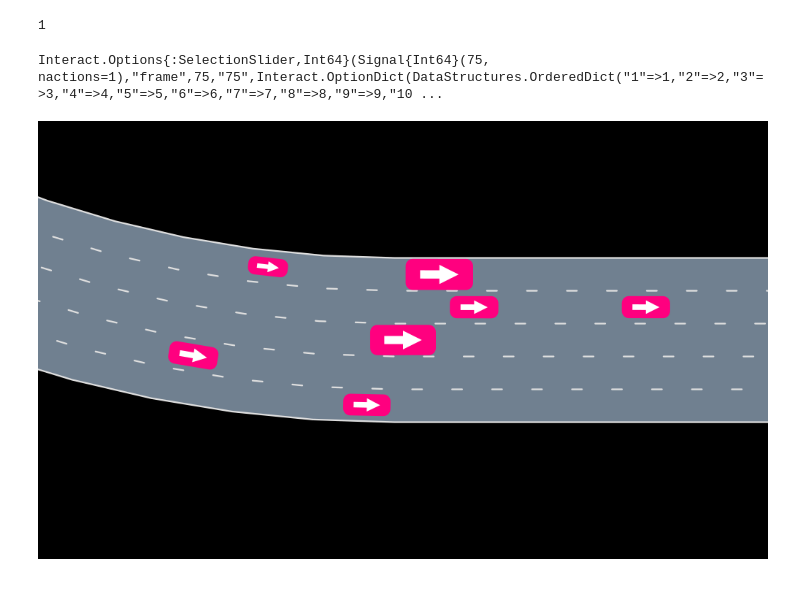
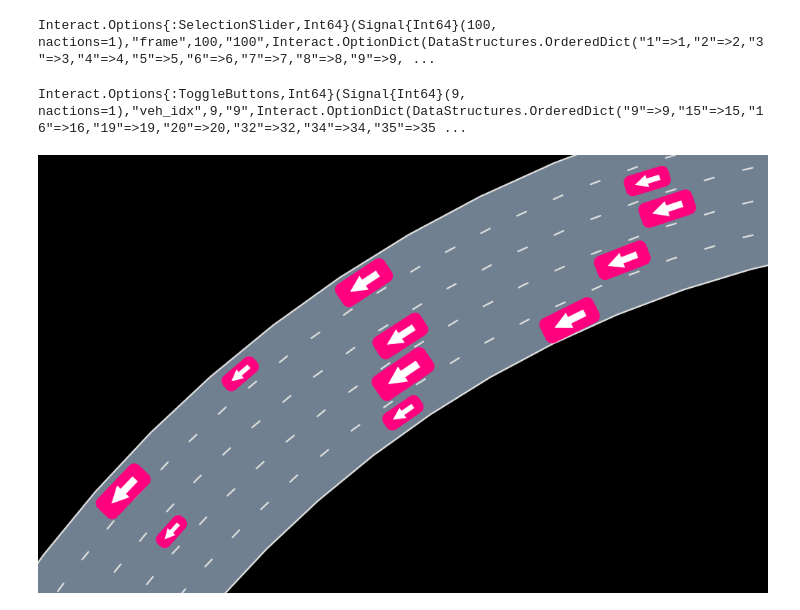
Before and after one commit to wulfebw/risk_prediction, a Jupyter notebook: scripts/scene_gen/load_display_check.ipynb, the cells around one changed output. Saved outputs shown, nothing was run; the diff lists cells and outputs as text; code cells hidden in the pictures.

Commit message:
reproduction of traj working

```diff
--- a/scripts/scene_gen/load_display_check.ipynb
+++ b/scripts/scene_gen/load_display_check.ipynb
@@ -9,13 +4,0 @@ veh_filepath = "../../data/trajdatas/veh_idxs.csv";
-# %%
-infile = open(input_filepath, "r")
-trajdata = read(infile, Trajdata);
-veh_idxs = readtable(veh_filepath)
-veh_idx = veh_idxs[:veh_idx][traj_id]
-# %% [output]
-1
-# %%
-sampling_time = 5.
-prime_time = 10.
-num_frames = Int(ceil((sampling_time + prime_time) * 10))
-rec = SceneRecord(num_frames, .1)
-scene = Scene();
@@ -28,7 +5,18 @@ roadway = gen_stadium_roadway(5, length=400., radius=100.);
+# %%
+seed = 1
+input_filepath = "../../data/trajdatas/$(seed).txt"
+veh_filepath = "../../data/trajdatas/seeds_veh_idxs.csv"
+infile = open(input_filepath, "r")
+trajdata = read(infile, Trajdata);
+veh_idxs = readtable(veh_filepath)
+veh_idxs = veh_idxs[veh_idxs[:seed] .== seed, :][:vehicle_index]
+roadway = gen_stadium_roadway(5, length=400., radius=100.);
 # %%
-@manipulate for frame in 1:length(rec)
-    AutoViz.render(get_scene(rec, frame - length(rec)), roadway, cam=CarFollowCamera(veh_idx, 15.))
+@manipulate for frame in 1:nframes(trajdata),
+                veh_idx in veh_idxs
+    AutoViz.render(get!(scene, trajdata, frame), roadway, cam = CarFollowCamera(veh_idx, 15.))
 end
 # %% [output]
-Interact.Options{:SelectionSlider,Int64}(Signal{Int64}(75, nactions=1),"frame",75,"75",Interact.OptionDict(DataStructures.OrderedDict("1"=>1,"2"=>2,"3"=>3,"4"=>4,"5"=>5,"6"=>6,"7"=>7,"8"=>8,"9"=>9,"10 ...
+Interact.Options{:SelectionSlider,Int64}(Signal{Int64}(100, nactions=1),"frame",100,"100",Interact.OptionDict(DataStructures.OrderedDict("1"=>1,"2"=>2,"3"=>3,"4"=>4,"5"=>5,"6"=>6,"7"=>7,"8"=>8,"9"=>9, ...
+Interact.Options{:ToggleButtons,Int64}(Signal{Int64}(9, nactions=1),"veh_idx",9,"9",Interact.OptionDict(DataStructures.OrderedDict("9"=>9,"15"=>15,"16"=>16,"19"=>19,"20"=>20,"32"=>32,"34"=>34,"35"=>35 ...
-[figure, old version]
+[figure, new version]
```
Also changed, not shown: parts of 3 cells of this notebook, 2 other files.
